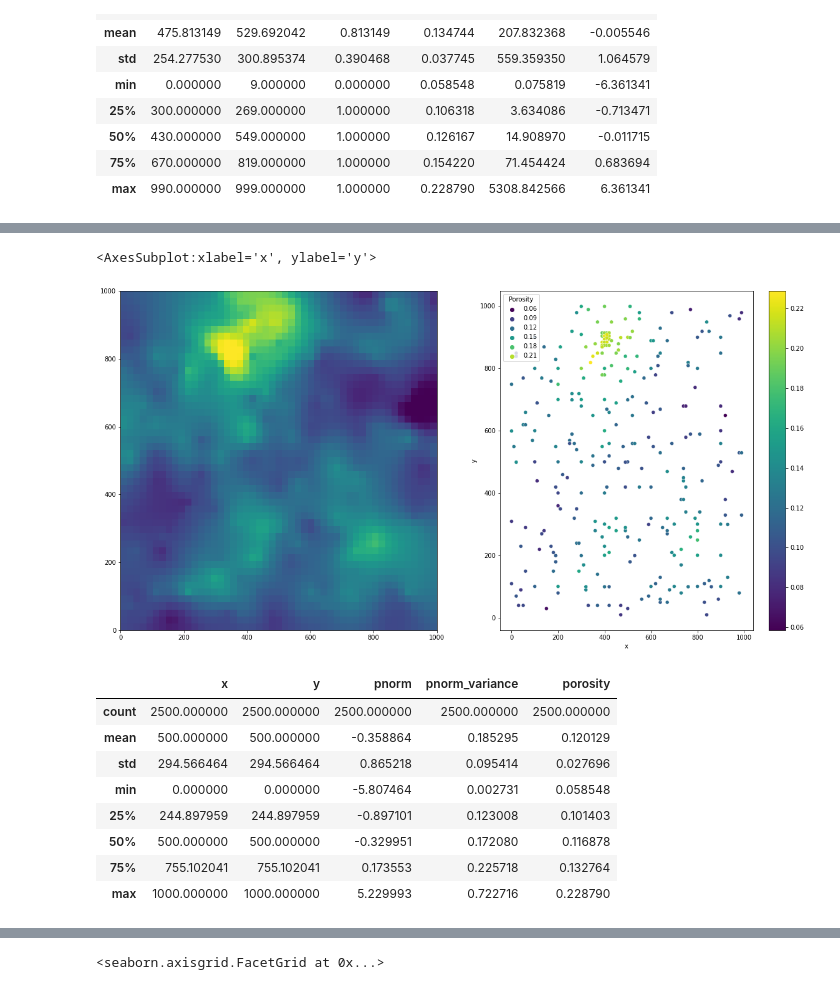
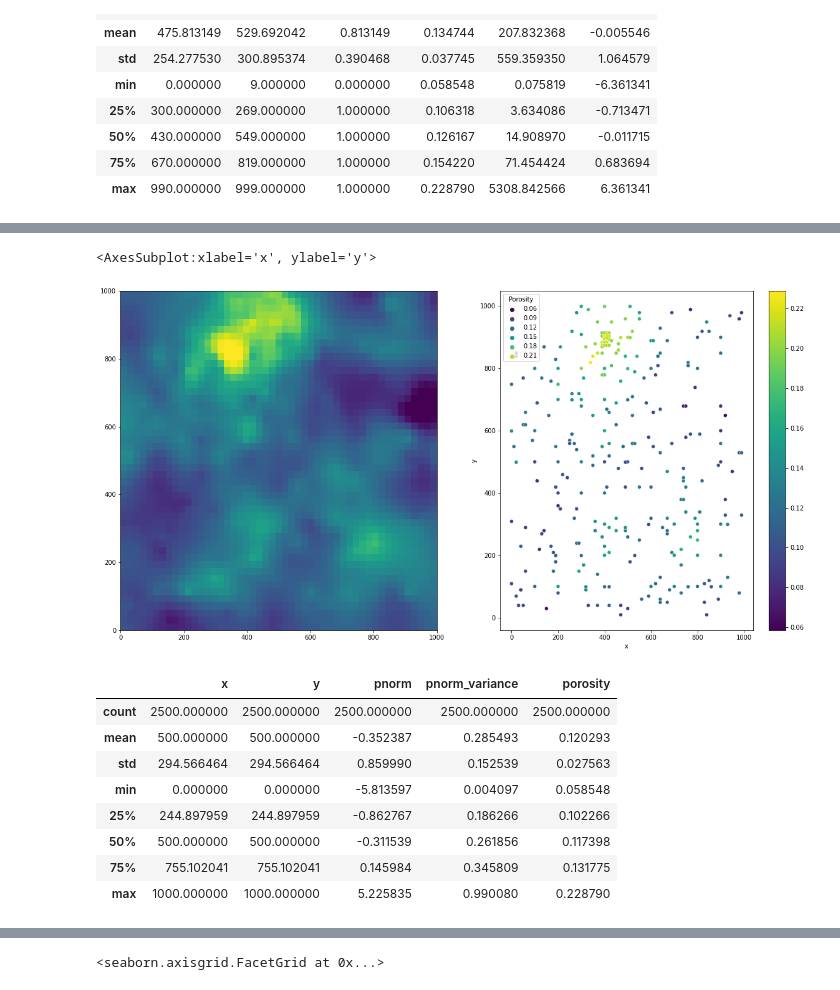
Before and after one commit to scuervo91/volumetricspy, a Jupyter notebook: docs/examples/3-Points/krigging.ipynb, the cells around one changed output, grey strips where cells are left out. Saved outputs shown, nothing was run; the diff lists cells and outputs as text; code cells hidden in the pictures.

```diff
--- a/docs/examples/3-Points/krigging.ipynb
+++ b/docs/examples/3-Points/krigging.ipynb
@@ -148,9 +170,15 @@ xx, yy = np.meshgrid(xn, yn)
 
 dfun = pd.DataFrame({"x":xx.flatten(order='F'),"y":yy.flatten(order='F')})
 cp2 = CloudPoints().from_df(dfun, x='x',y='y')
-wm = s.ordinary_kriging(dcp2,cp2,v='pnorm')
+ok = OrdinaryKrigging(
+    variogram_model = s,
+    known_cp = dcp2,
+    unknown_cp = cp2,
+)
 
-df_un = wm.df()
+wm2 = ok.forward('pnorm')
+
+df_un = wm2.df()
 df_un['porosity'] = sc.inverse(df_un['pnorm'])
 df_un
 # %% [output]
@@ -170,5 +198,5 @@ df_un
 # %%
-wm.add_fields_from_df(df_un, ['porosity'])
+wm2.add_fields_from_df(df_un, ['porosity'])
 
-wm.df()
+wm2.df()
 # %% [output]
@@ -188,23 +216,23 @@ wm.df()
 # %%
 fig, ax = plt.subplots(1,2,figsize=(20,10))
-wm.plot_mesh('porosity',ax=ax[0])
+wm2.plot_mesh('porosity',ax=ax[0])
 dcp2.plot(ax=ax[1], hue='Porosity', palette='viridis')
 # %% [output]
 <AxesSubplot:xlabel='x', ylabel='y'>
-[figure, old version]
+[figure, new version]
 # %%
-data=wm.df()
+data=wm2.df()
 data.describe()
 # %% [output]
 |  | x | y | pnorm | pnorm_variance | porosity |
 | count | 2500.000000 | 2500.000000 | 2500.000000 | 2500.000000 | 2500.000000 |
-| mean | 500.000000 | 500.000000 | -0.358864 | 0.185295 | 0.120129 |
-| std | 294.566464 | 294.566464 | 0.865218 | 0.095414 | 0.027696 |
-| min | 0.000000 | 0.000000 | -5.807464 | 0.002731 | 0.058548 |
-| 25% | 244.897959 | 244.897959 | -0.897101 | 0.123008 | 0.101403 |
-| 50% | 500.000000 | 500.000000 | -0.329951 | 0.172080 | 0.116878 |
-| 75% | 755.102041 | 755.102041 | 0.173553 | 0.225718 | 0.132764 |
-| max | 1000.000000 | 1000.000000 | 5.229993 | 0.722716 | 0.228790 |
+| mean | 500.000000 | 500.000000 | -0.352387 | 0.285493 | 0.120293 |
+| std | 294.566464 | 294.566464 | 0.859990 | 0.152539 | 0.027563 |
+| min | 0.000000 | 0.000000 | -5.813597 | 0.004097 | 0.058548 |
+| 25% | 244.897959 | 244.897959 | -0.862767 | 0.186266 | 0.102266 |
+| 50% | 500.000000 | 500.000000 | -0.311539 | 0.261856 | 0.117398 |
+| 75% | 755.102041 | 755.102041 | 0.145984 | 0.345809 | 0.131775 |
+| max | 1000.000000 | 1000.000000 | 5.225835 | 0.990080 | 0.228790 |
 # %%
 sns.displot(data=data.reset_index(), x='porosity', kde=False)
 # %% [output]
```
Also changed, not shown: parts of 14 cells of this notebook, 4 other files.
